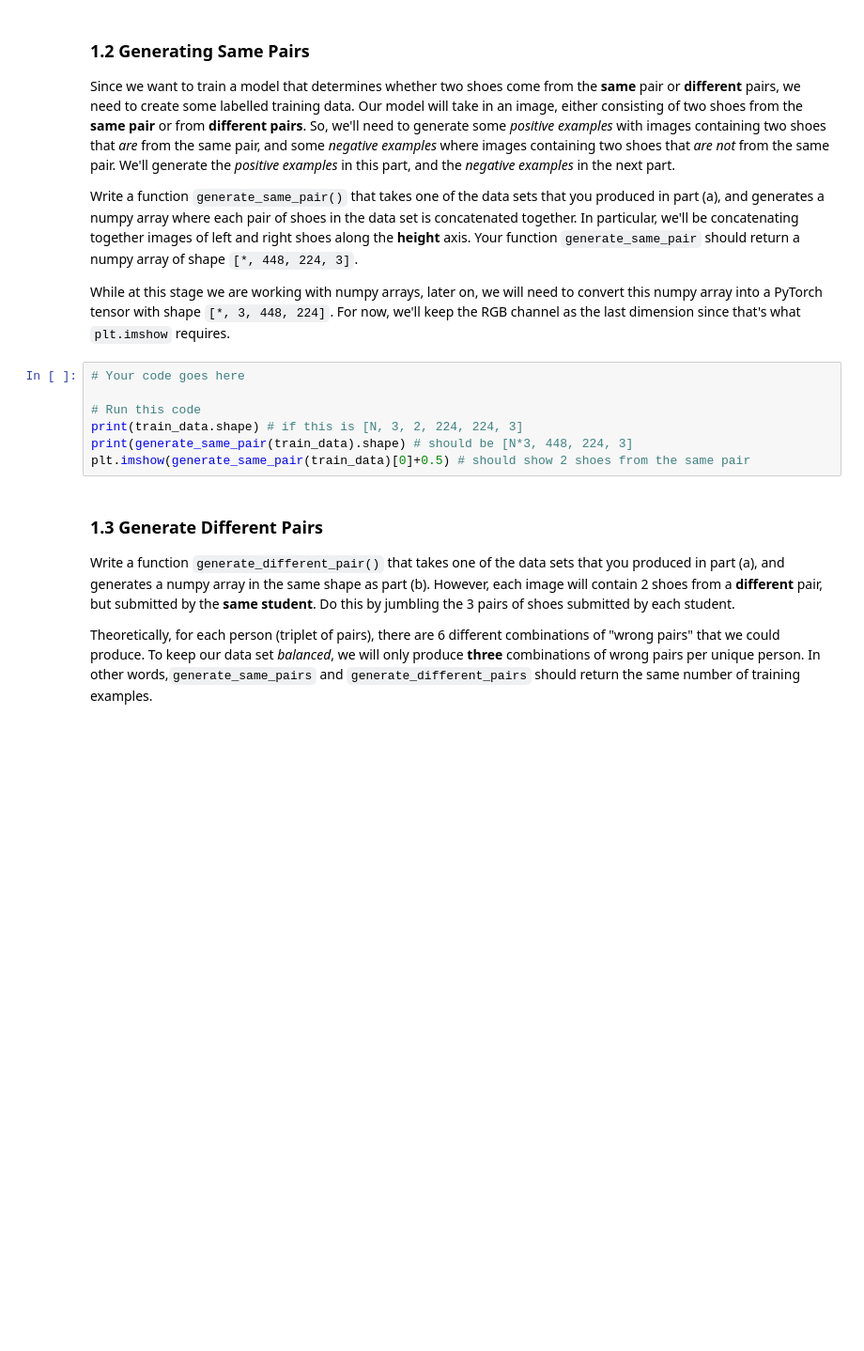
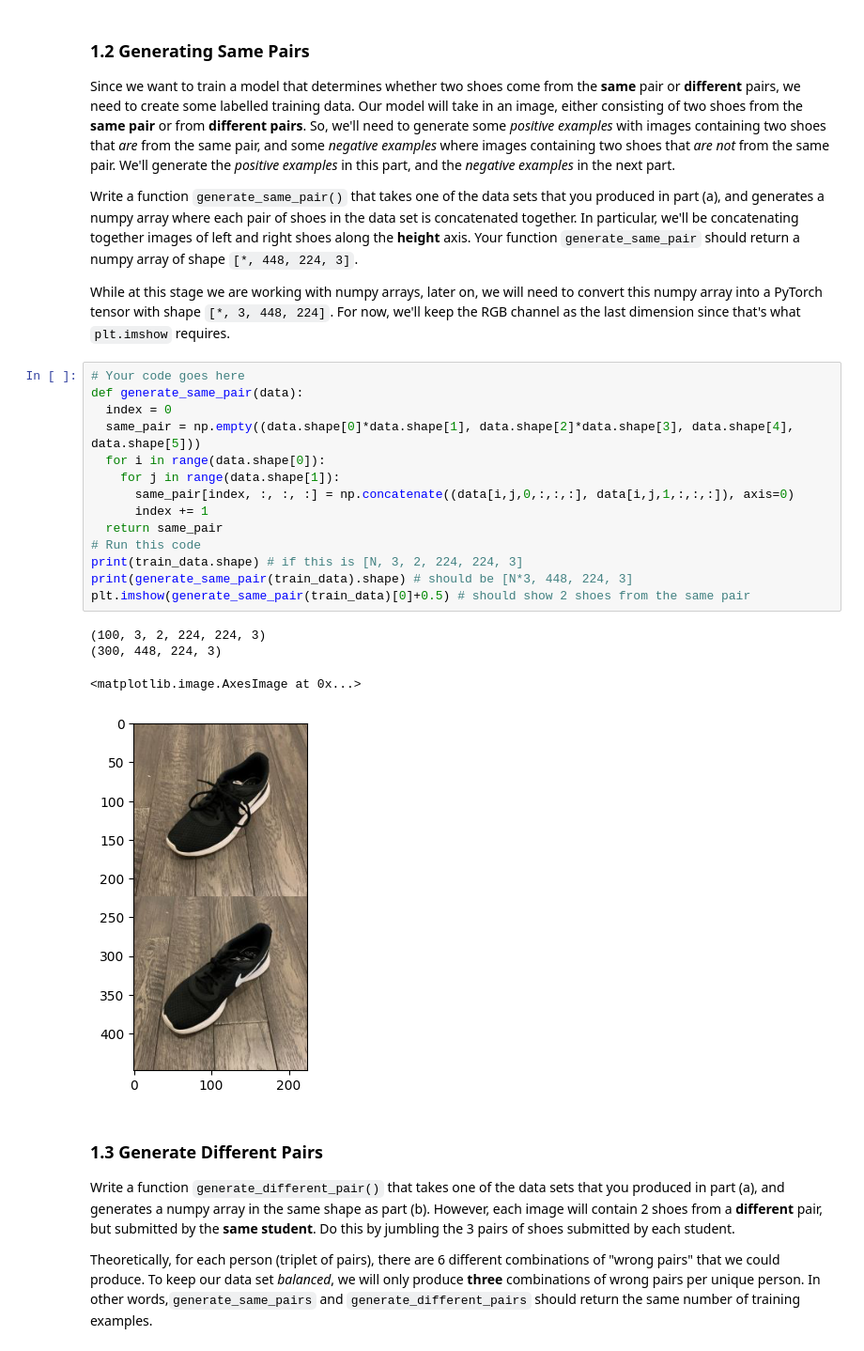
Before and after one commit to yanirMaymon/ML2024, a Jupyter notebook: Ass3/ML_DL_Assignment3.ipynb, the cells around one changed output. Shown: that part at 94% size. Drawn from its saved outputs; the diff is of its cells as text; blank space fills up the shorter version.

```diff
--- a/Ass3/ML_DL_Assignment3.ipynb
+++ b/Ass3/ML_DL_Assignment3.ipynb
@@ -184,11 +184,23 @@ While at this stage we are working with numpy arrays, later on, we will need to
 that's what `plt.imshow` requires.
 # %%
 # Your code goes here
-
+def generate_same_pair(data):
+  index = 0
+  same_pair = np.empty((data.shape[0]*data.shape[1], data.shape[2]*data.shape[3], data.shape[4], data.shape[5]))
+  for i in range(data.shape[0]):
+    for j in range(data.shape[1]):
+      same_pair[index, :, :, :] = np.concatenate((data[i,j,0,:,:,:], data[i,j,1,:,:,:]), axis=0)
+      index += 1
+  return same_pair
 # Run this code
 print(train_data.shape) # if this is [N, 3, 2, 224, 224, 3]
 print(generate_same_pair(train_data).shape) # should be [N*3, 448, 224, 3]
 plt.imshow(generate_same_pair(train_data)[0]+0.5) # should show 2 shoes from the same pair
+# %% [output]
+(100, 3, 2, 224, 224, 3)
+(300, 448, 224, 3)
+<matplotlib.image.AxesImage at 0x...>
+[figure, added]
 # %% [markdown]
 ### 1.3 Generate Different Pairs
 
```
